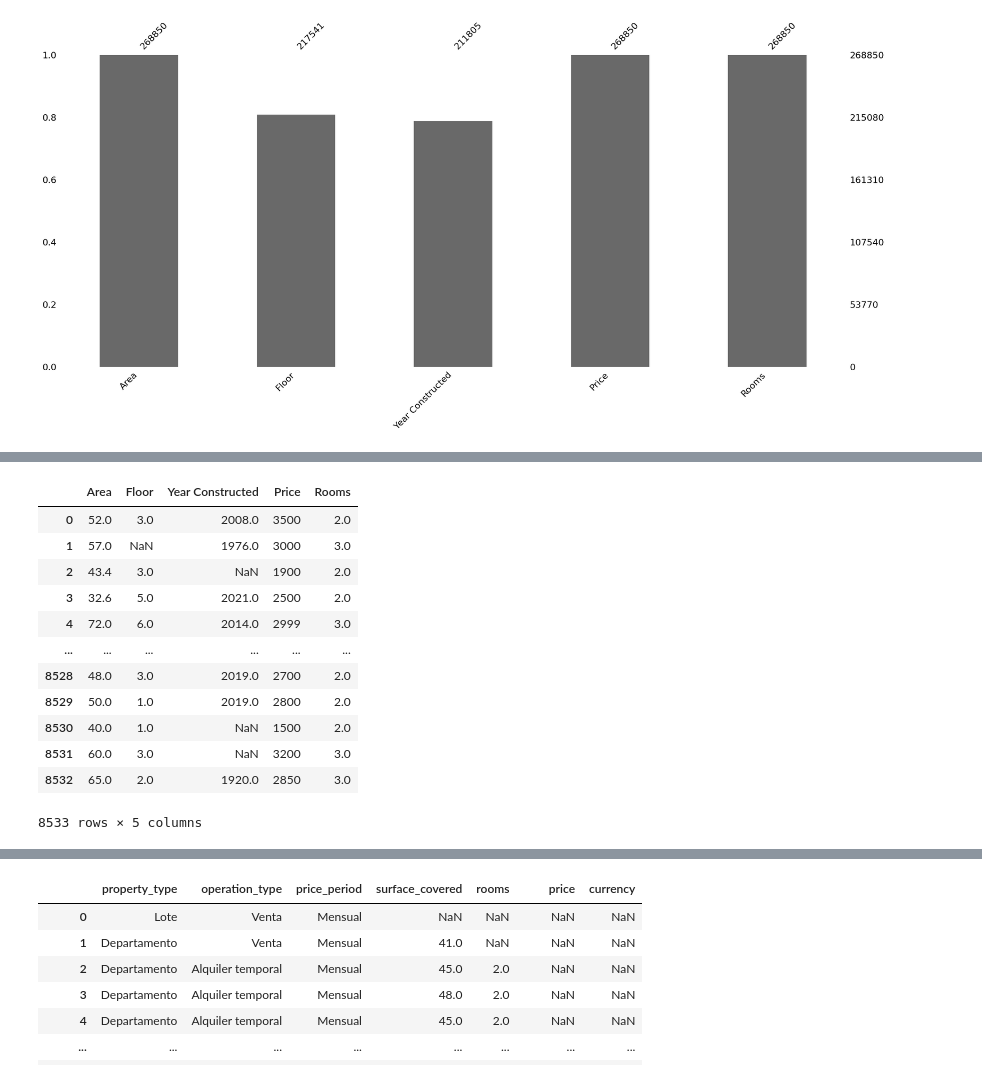
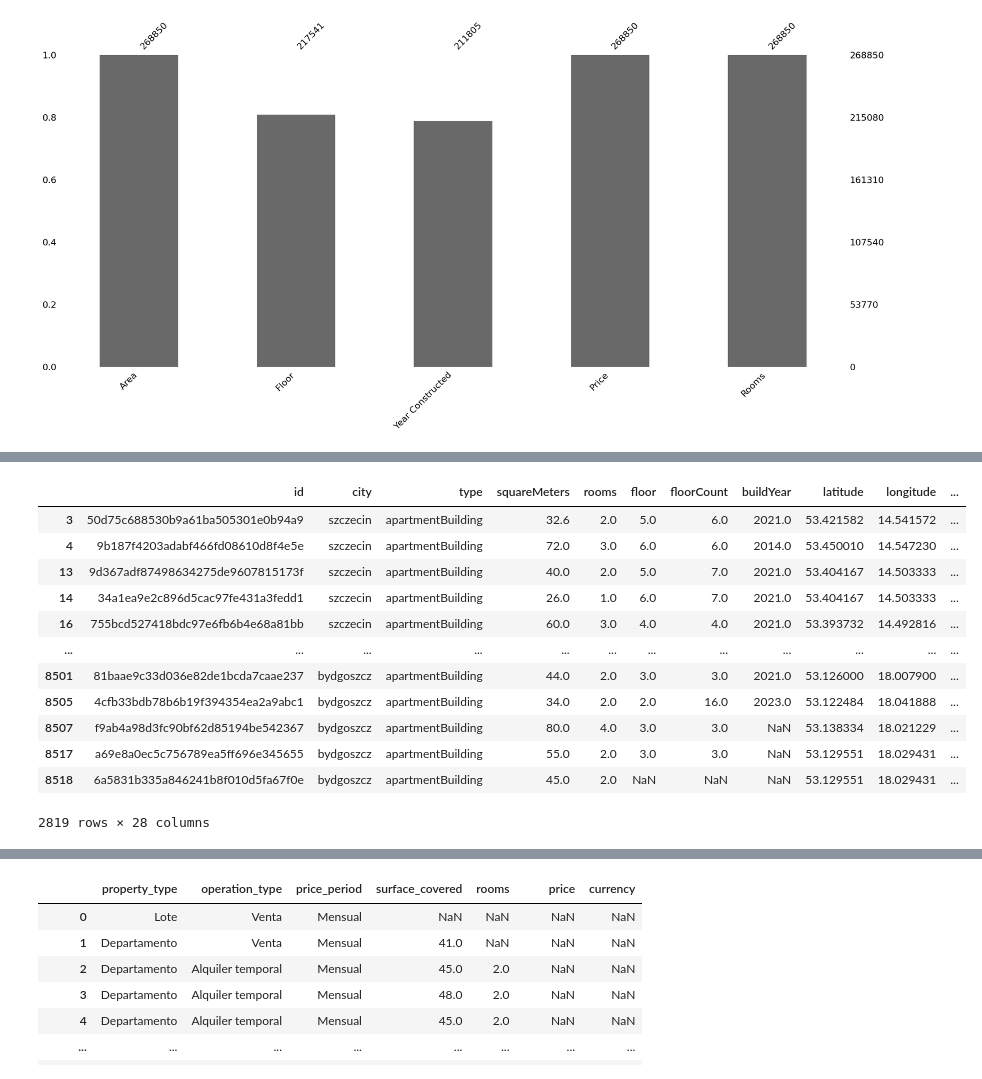
Before and after one commit to tzt775/apartments, a Jupyter notebook: global_rent.ipynb, the cells around one changed output, grey strips where cells are left out. Drawn from its saved outputs; the diff is of its cells as text; code cells hidden in the pictures.

```diff
--- a/global_rent.ipynb
+++ b/global_rent.ipynb
@@ -112,23 +178,23 @@ germany
 # %%
 # Poland
 poland = pd.read_csv("apartments_rent_pl_2023_11.csv")
 #poland["buildingMaterial"].value_counts(dropna=False)
 #poland = poland[["squareMeters", "rooms", "floor", "floorCount", "buildYear", "poiCount", "condition", "price"]]
-#type**
-poland = poland[["squareMeters", "floor", "buildYear", "price", "rooms"]]
-poland.columns = ["Area", "Floor", "Year Constructed", "Price", "Rooms"]
+poland = poland.loc[poland["type"] == "apartmentBuilding"]#.reset_index(drop = True)
+polish_region = poland[["city"]]
+#poland["ownership"].value_counts()
 poland
 # %% [output]
-|  | Area | Floor | Year Constructed | Price | Rooms |
-| 0 | 52.0 | 3.0 | 2008.0 | 3500 | 2.0 |
-| 1 | 57.0 | NaN | 1976.0 | 3000 | 3.0 |
-| 2 | 43.4 | 3.0 | NaN | 1900 | 2.0 |
-| 3 | 32.6 | 5.0 | 2021.0 | 2500 | 2.0 |
-| 4 | 72.0 | 6.0 | 2014.0 | 2999 | 3.0 |
-| ... | ... | ... | ... | ... | ... |
-| 8528 | 48.0 | 3.0 | 2019.0 | 2700 | 2.0 |
-| 8529 | 50.0 | 1.0 | 2019.0 | 2800 | 2.0 |
-| 8530 | 40.0 | 1.0 | NaN | 1500 | 2.0 |
-| 8531 | 60.0 | 3.0 | NaN | 3200 | 3.0 |
-| 8532 | 65.0 | 2.0 | 1920.0 | 2850 | 3.0 |
+|  | id | city | type | squareMeters | rooms | floor | floorCount | buildYear | latitude | longitude | ... |
+| 3 | 50d75c688530b9a61ba505301e0b94a9 | szczecin | apartmentBuilding | 32.6 | 2.0 | 5.0 | 6.0 | 2021.0 | 53.421582 | 14.541572 | ... |
+| 4 | 9b187f4203adabf466fd08610d8f4e5e | szczecin | apartmentBuilding | 72.0 | 3.0 | 6.0 | 6.0 | 2014.0 | 53.450010 | 14.547230 | ... |
+| 13 | 9d367adf87498634275de9607815173f | szczecin | apartmentBuilding | 40.0 | 2.0 | 5.0 | 7.0 | 2021.0 | 53.404167 | 14.503333 | ... |
+| 14 | 34a1ea9e2c896d5cac97fe431a3fedd1 | szczecin | apartmentBuilding | 26.0 | 1.0 | 6.0 | 7.0 | 2021.0 | 53.404167 | 14.503333 | ... |
+| 16 | 755bcd527418bdc97e6fb6b4e68a81bb | szczecin | apartmentBuilding | 60.0 | 3.0 | 4.0 | 4.0 | 2021.0 | 53.393732 | 14.492816 | ... |
+| ... | ... | ... | ... | ... | ... | ... | ... | ... | ... | ... | ... |
+| 8501 | 81baae9c33d036e82de1bcda7caae237 | bydgoszcz | apartmentBuilding | 44.0 | 2.0 | 3.0 | 3.0 | 2021.0 | 53.126000 | 18.007900 | ... |
+| 8505 | 4cfb33bdb78b6b19f394354ea2a9abc1 | bydgoszcz | apartmentBuilding | 34.0 | 2.0 | 2.0 | 16.0 | 2023.0 | 53.122484 | 18.041888 | ... |
+| 8507 | f9ab4a98d3fc90bf62d85194be542367 | bydgoszcz | apartmentBuilding | 80.0 | 4.0 | 3.0 | 3.0 | NaN | 53.138334 | 18.021229 | ... |
+| 8517 | a69e8a0ec5c756789ea5ff696e345655 | bydgoszcz | apartmentBuilding | 55.0 | 2.0 | 3.0 | 3.0 | NaN | 53.129551 | 18.029431 | ... |
+| 8518 | 6a5831b335a846241b8f010d5fa67f0e | bydgoszcz | apartmentBuilding | 45.0 | 2.0 | NaN | NaN | NaN | 53.129551 | 18.029431 | ... |
-8533 rows × 5 columns
+2819 rows × 28 columns
```
Also changed, not shown: parts of 22 cells of this notebook.
